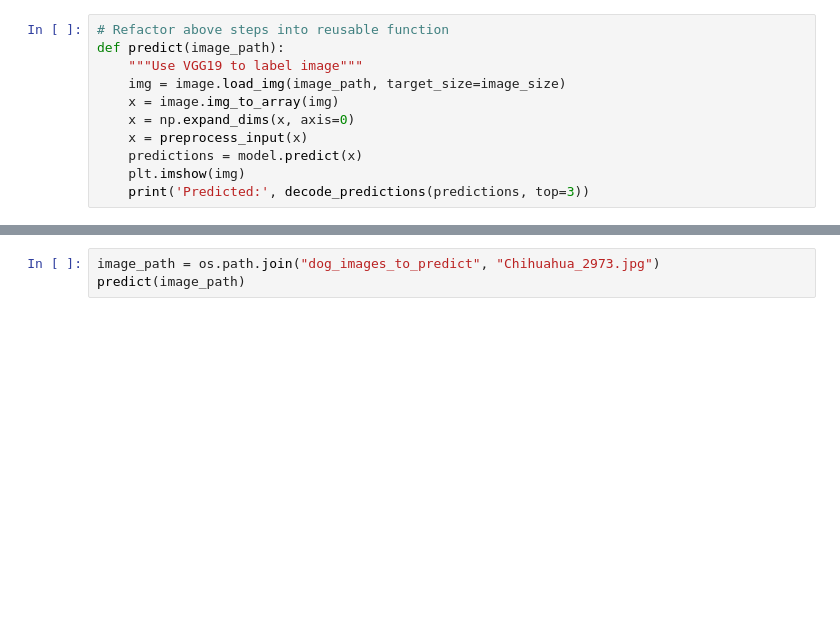
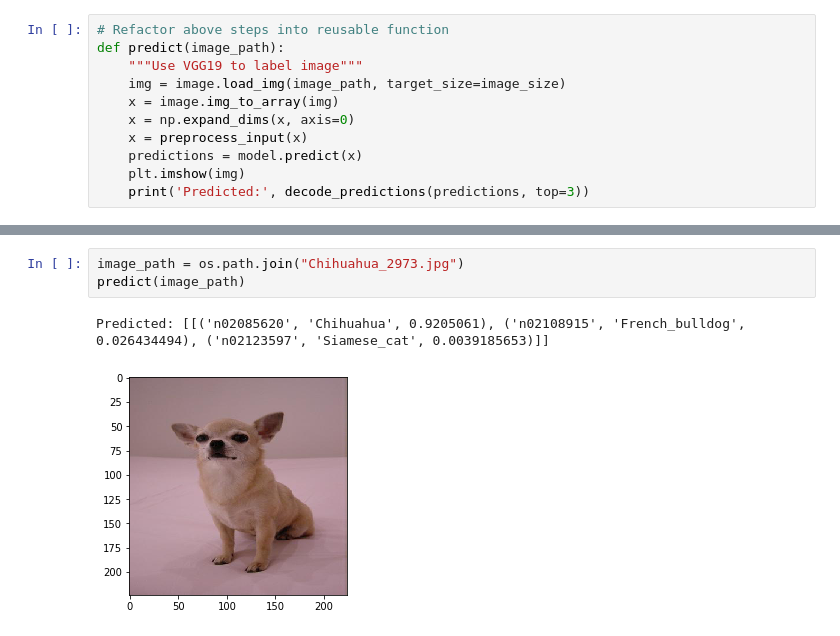
Before and after one commit to LuLu-89/dog_predictor, a Jupyter notebook: dog_breed_predictor.ipynb, the cells around one changed output, grey strips where cells are left out. Cells and saved outputs as stored; diff of their text form; blank space fills up the shorter version.

```diff
--- a/dog_breed_predictor.ipynb
+++ b/dog_breed_predictor.ipynb
@@ -69,4 +90,7 @@ predict(image_path)
 # %%
-image_path = os.path.join("dog_images_to_predict", "Chihuahua_2973.jpg")
+image_path = os.path.join("Chihuahua_2973.jpg")
 predict(image_path)
+# %% [output]
+Predicted: [[('n02085620', 'Chihuahua', 0.9205061), ('n02108915', 'French_bulldog', 0.026434494), ('n02123597', 'Siamese_cat', 0.0039185653)]]
+[figure, added]
 # %%
```
Also changed, not shown: parts of 20 cells of this notebook.
